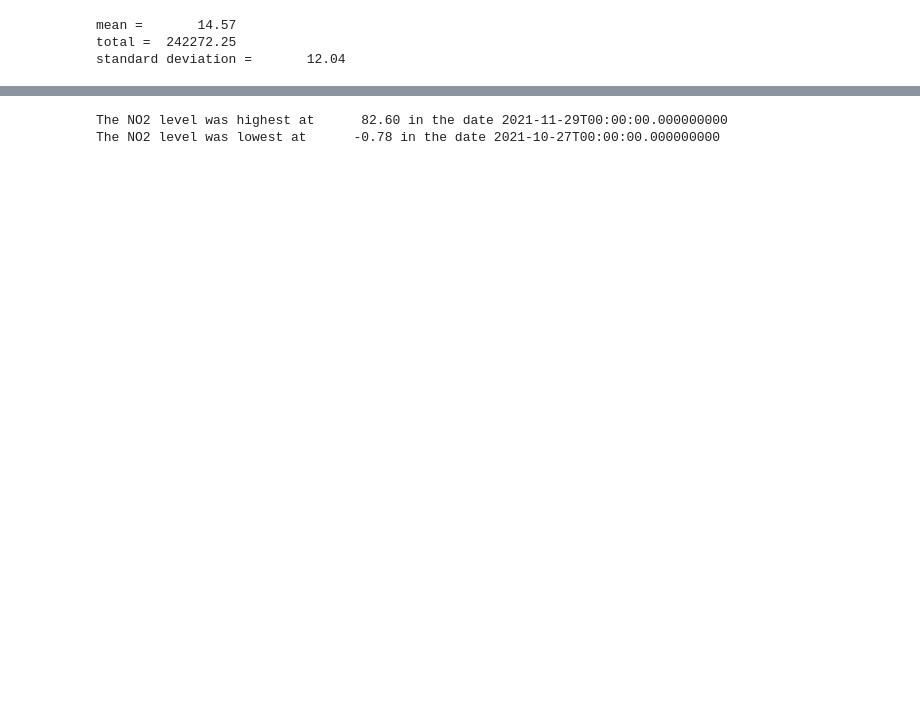
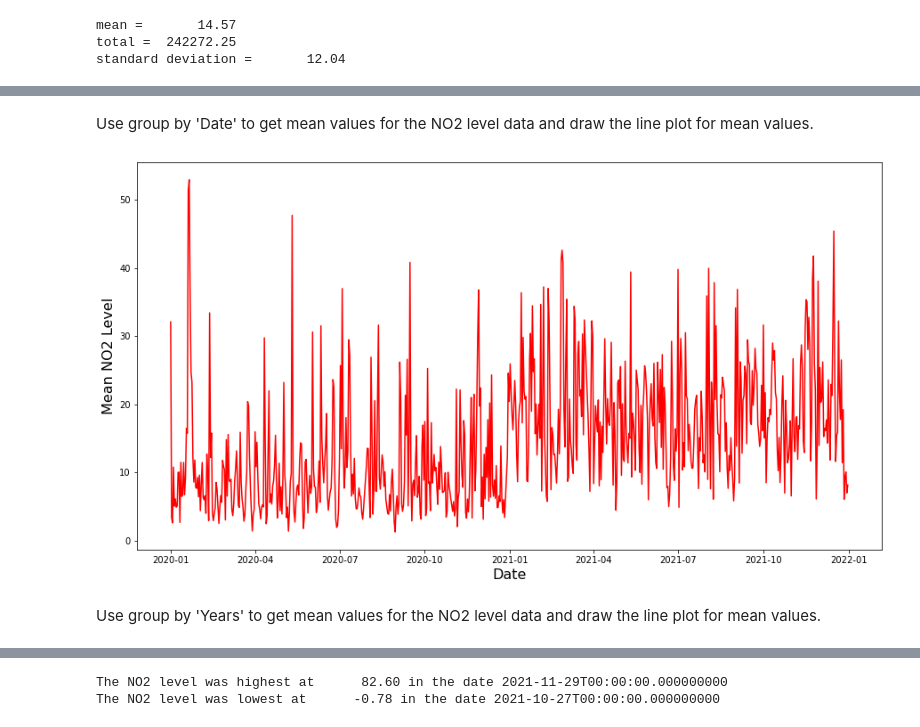
Before and after one commit to sysphcd/PythonProgrammingforData, a Jupyter notebook: Projects/Air_quality_mini_project.ipynb, the cells around one changed output, grey strips where cells are left out. Drawn from its saved outputs; the diff is of its cells as text; code cells hidden in the pictures; blank space fills up the shorter version.

```diff
--- a/Projects/Air_quality_mini_project.ipynb
+++ b/Projects/Air_quality_mini_project.ipynb
@@ -295,0 +436,11 @@ standard deviation =       12.04
+# %% [markdown]
+Use group by 'Date' to get mean values for the NO2 level data and draw the line plot for mean values.
+# %%
+meanno2_data = concated_df.groupby(['Date'])['NO2 Level (V ug/m2)'].mean()
+# print(meanrank_data)
+labels = meanno2_data.keys()
+draw_line_plot(labels, meanno2_data, 'Date', 'Mean NO2 Level','red')
+# %% [output]
+[figure, added]
+# %% [markdown]
+Use group by 'Years' to get mean values for the NO2 level data and draw the line plot for mean values.
```
Also changed, not shown: parts of 108 cells of this notebook.
